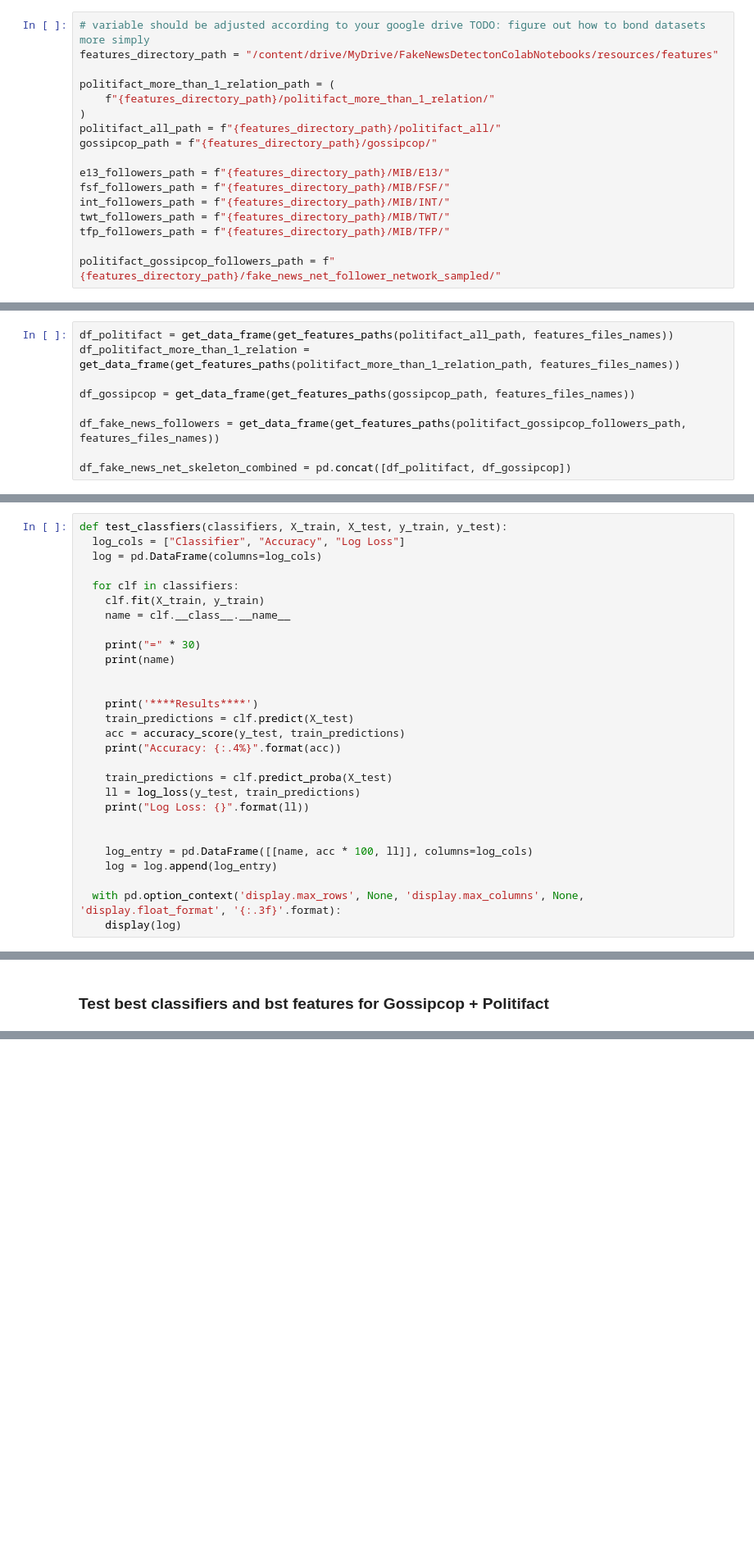
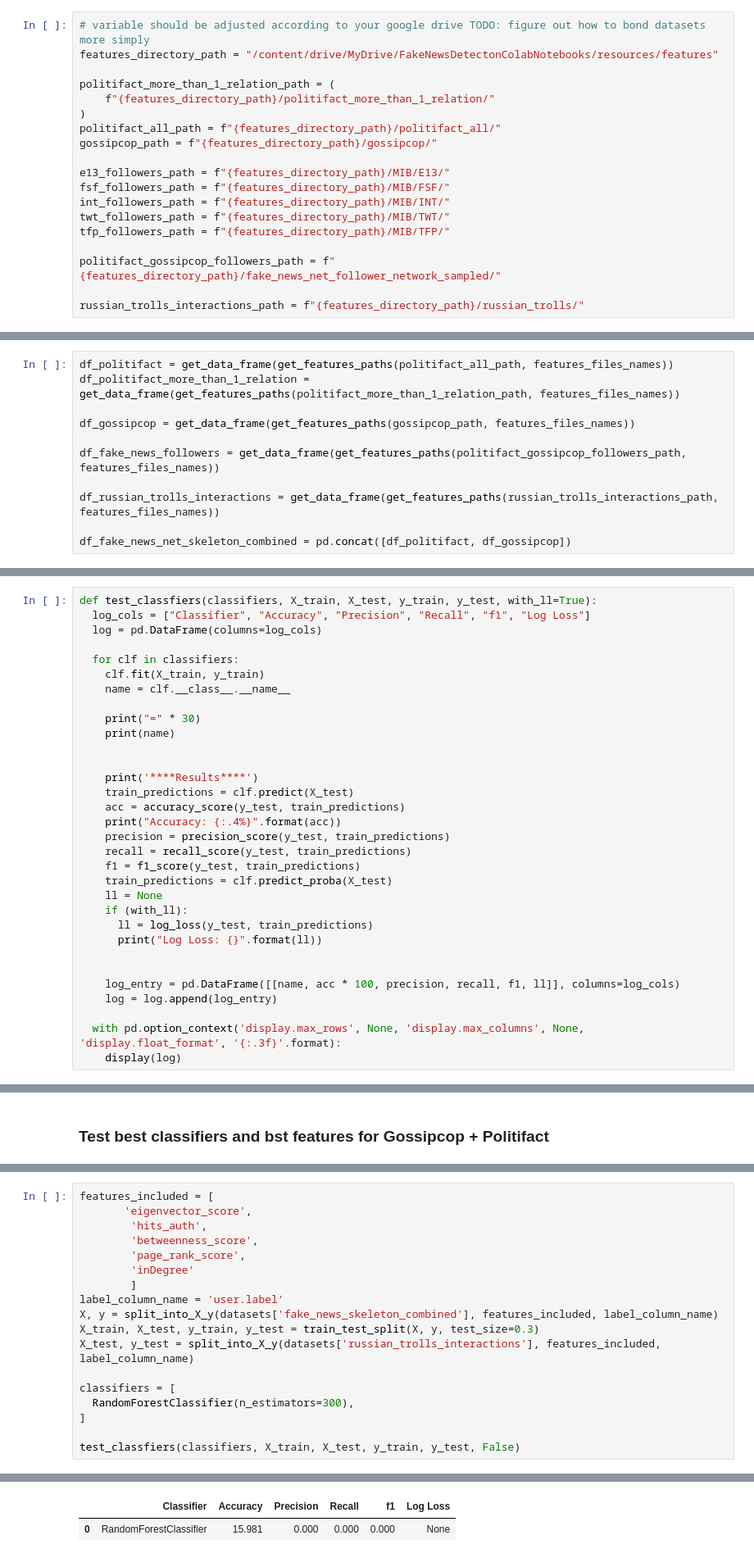
Before and after one commit to Patric/fkd-gs, a Jupyter notebook: notebooks/FakeNewsDetectionGraphSolutions.ipynb, the cells around one changed output, grey strips where cells are left out. Shown at 82% size. Cells and saved outputs as stored; diff of their text form; blank space fills up the shorter version.

```diff
--- a/notebooks/FakeNewsDetectionGraphSolutions.ipynb
+++ b/notebooks/FakeNewsDetectionGraphSolutions.ipynb
@@ -68,6 +68,8 @@ twt_followers_path = f"{features_directory_path}/MIB/TWT/"
 tfp_followers_path = f"{features_directory_path}/MIB/TFP/"
 
 politifact_gossipcop_followers_path = f"{features_directory_path}/fake_news_net_follower_network_sampled/"
+
+russian_trolls_interactions_path = f"{features_directory_path}/russian_trolls/"
 # %%
 features_files_names = [
     "eigenvector_to_label.csv",
@@ -135,6 +137,8 @@ df_gossipcop = get_data_frame(get_features_paths(gossipcop_path, features_files_
 
 df_fake_news_followers = get_data_frame(get_features_paths(politifact_gossipcop_followers_path, features_files_names))
 
+df_russian_trolls_interactions = get_data_frame(get_features_paths(russian_trolls_interactions_path, features_files_names))
+
 df_fake_news_net_skeleton_combined = pd.concat([df_politifact, df_gossipcop])
 # %%
 datasets = {
@@ -609,8 +698,8 @@ def test_classifiers_with_cv(classifiers, X, y):
   with pd.option_context('display.max_rows', None, 'display.max_columns', None, 'display.float_format', '{:.3f}'.format):
     display(log)
 # %%
-def test_classfiers(classifiers, X_train, X_test, y_train, y_test):
-  log_cols = ["Classifier", "Accuracy", "Log Loss"]
+def test_classfiers(classifiers, X_train, X_test, y_train, y_test, with_ll=True):
+  log_cols = ["Classifier", "Accuracy", "Precision", "Recall", "f1", "Log Loss"]
   log = pd.DataFrame(columns=log_cols)
 
   for clf in classifiers:
@@ -625,13 +714,17 @@ def test_classfiers(classifiers, X_train, X_test, y_train, y_test):
     train_predictions = clf.predict(X_test)
     acc = accuracy_score(y_test, train_predictions)
     print("Accuracy: {:.4%}".format(acc))
-
+    precision = precision_score(y_test, train_predictions)
+    recall = recall_score(y_test, train_predictions)
+    f1 = f1_score(y_test, train_predictions)
     train_predictions = clf.predict_proba(X_test)
-    ll = log_loss(y_test, train_predictions)
-    print("Log Loss: {}".format(ll))
+    ll = None
+    if (with_ll):
+      ll = log_loss(y_test, train_predictions)
+      print("Log Loss: {}".format(ll))
 
 
-    log_entry = pd.DataFrame([[name, acc * 100, ll]], columns=log_cols)
+    log_entry = pd.DataFrame([[name, acc * 100, precision, recall, f1, ll]], columns=log_cols)
     log = log.append(log_entry)
 
   with pd.option_context('display.max_rows', None, 'display.max_columns', None, 'display.float_format', '{:.3f}'.format):
@@ -963,0 +1021,19 @@ Log Loss: 2.041057850945316
+# %%
+features_included = [
+       'eigenvector_score',
+        'hits_auth',
+        'betweenness_score',
+        'page_rank_score',
+        'inDegree'
+        ]
+label_column_name = 'user.label'
+X, y = split_into_X_y(datasets['fake_news_skeleton_combined'], features_included, label_column_name)
+X_train, X_test, y_train, y_test = train_test_split(X, y, test_size=0.3)
+X_test, y_test = split_into_X_y(datasets['russian_trolls_interactions'], features_included, label_column_name)
+
+classifiers = [
+  RandomForestClassifier(n_estimators=300),
+]
+
+test_classfiers(classifiers, X_train, X_test, y_train, y_test, False)
+# %% [output]
@@ -964,3 +1044,5 @@ Log Loss: 2.041057850945316
+|  | Classifier | Accuracy | Precision | Recall | f1 | Log Loss |
+| 0 | RandomForestClassifier | 15.981 | 0.000 | 0.000 | 0.000 | None |
 # %% [markdown]
 ### Test all classifiers and all features for Gossipcop + Politifact
 # %%
```
Also changed, not shown: parts of 34 cells of this notebook.
